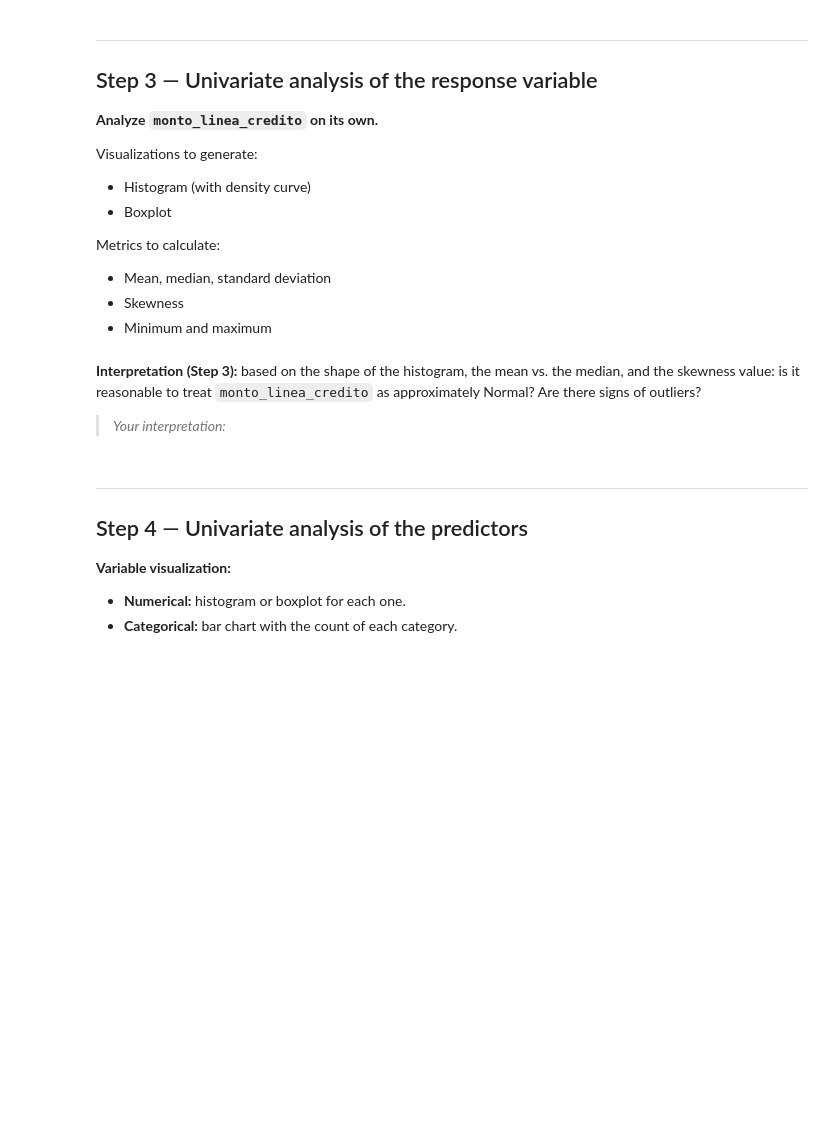
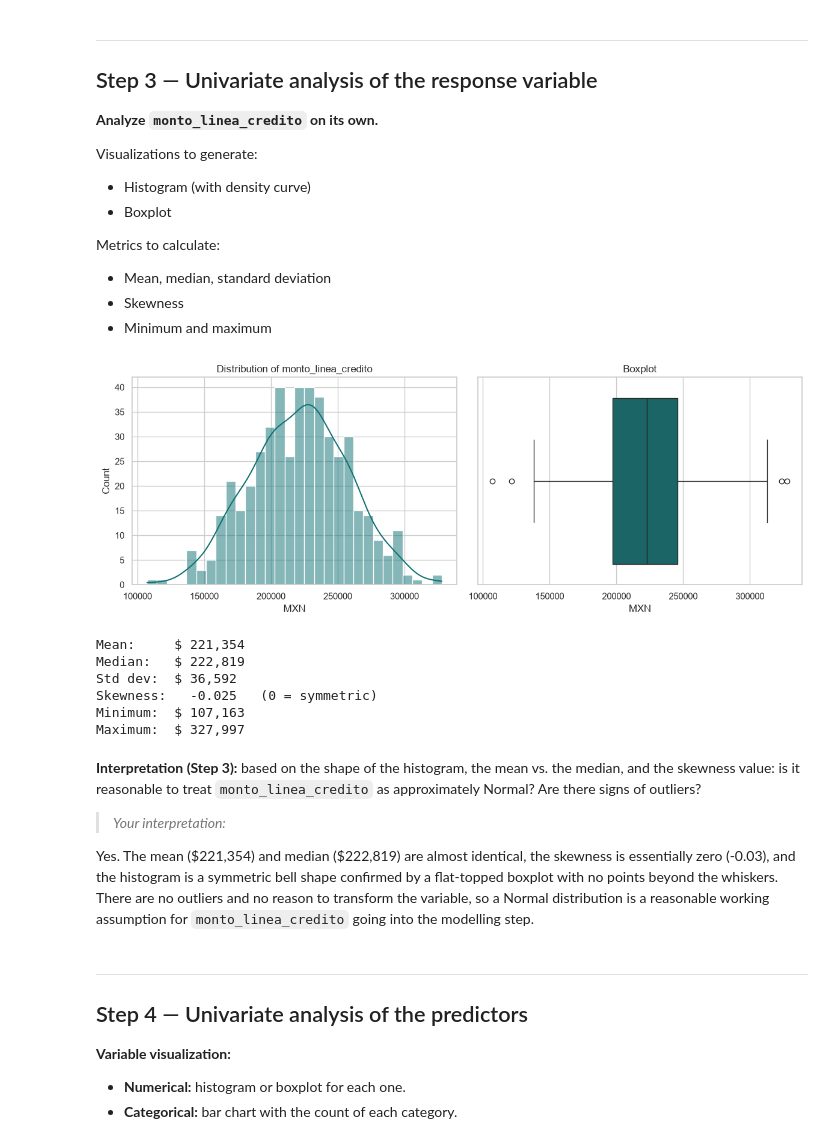
Before and after one commit to RemiH06/AdR, a Jupyter notebook: Tareas/HW3_EDA_Customer_Credit.ipynb, the cells around one changed output. Cells and saved outputs as stored; diff of their text form; code cells hidden in the pictures; blank space fills up the shorter version.

Commit message:
feat(eda): resolver notebook HW3 credit line assignment

```diff
--- a/Tareas/HW3_EDA_Customer_Credit.ipynb
+++ b/Tareas/HW3_EDA_Customer_Credit.ipynb
@@ -176,7 +176,7 @@ df[df[col_nulls].isnull().any(axis=1)]
 | 500 | 1411 | 12401.42 | NaN | 602.0 | 40.0 | Asalariado | ... |
 | 519 | 1216 | 33523.44 | NaN | 744.0 | 57.0 | asalariado | ... |
 # %%
-cdf = df.dropna()
+cdf = df.dropna().copy()
 cdf
 # %% [output]
 |  | cliente_id | ingreso_mensual | antiguedad_laboral_meses | score_buro | edad_cliente | tipo_empleo | ... |
@@ -256,0 +250,9 @@ See the caveats in the documentation: https://pandas.pydata.org/pandas-docs/stab
+# %%
+# The cell above fixed formatting, not duplicates. Now check for records that
+# describe the same customer twice under a different cliente_id: same values
+# on every OTHER column.
+subset_cols = [c for c in cdf.columns if c != "cliente_id"]
+print("Duplicate rows (same data, different cliente_id):", cdf.duplicated(subset=subset_cols).sum())
+
+dups = cdf[cdf.duplicated(subset=subset_cols, keep=False)].sort_values(subset_cols)
+dups[["cliente_id"] + subset_cols]
@@ -256,0 +278,6 @@ See the caveats in the documentation: https://pandas.pydata.org/pandas-docs/stab
+# %%
+# Every duplicated pair has one member with cliente_id >= 2000 and one with
+# cliente_id < 2000 -- these look like re-submitted records of an existing
+# customer. Keep the original (first) record and drop the re-submission.
+cdf = cdf.drop_duplicates(subset=subset_cols, keep="first").reset_index(drop=True)
+print("cdf shape after removing duplicate customers:", cdf.shape)
@@ -273,13 +309,53 @@ Metrics to calculate:
 - Skewness
 - Minimum and maximum
 # %%
-monto_linea_credito = df["monto_linea_credito"]
+monto_linea_credito = cdf["monto_linea_credito"]
+# %%
+import numpy as np
+import matplotlib.pyplot as plt
+import seaborn as sns
+from scipy import stats
+
+sns.set_theme(style="whitegrid")
+TEAL, CORAL = "#0F7173", "#D9622B"
+
+fig, axes = plt.subplots(1, 2, figsize=(12, 4.5))
+sns.histplot(monto_linea_credito, bins=30, kde=True, color=TEAL, ax=axes[0])
+axes[0].set_title("Distribution of monto_linea_credito")
+axes[0].set_xlabel("MXN")
+
+sns.boxplot(x=monto_linea_credito, color=TEAL, ax=axes[1])
+axes[1].set_title("Boxplot")
+axes[1].set_xlabel("MXN")
+plt.tight_layout()
+plt.show()
+
+print(f"Mean:     $ {monto_linea_credito.mean():,.0f}")
+print(f"Median:   $ {monto_linea_credito.median():,.0f}")
+print(f"Std dev:  $ {monto_linea_credito.std():,.0f}")
+print(f"Skewness:   {monto_linea_credito.skew():.3f}   (0 = symmetric)")
+print(f"Minimum:  $ {monto_linea_credito.min():,.0f}")
+print(f"Maximum:  $ {monto_linea_credito.max():,.0f}")
+# %% [output]
+[figure, added]
+Mean:     $ 221,354
+Median:   $ 222,819
+Std dev:  $ 36,592
+Skewness:   -0.025   (0 = symmetric)
+Minimum:  $ 107,163
+Maximum:  $ 327,997
 # %% [markdown]
 **Interpretation (Step 3):** based on the shape of the histogram, the
 mean vs. the median, and the skewness value: is it reasonable to treat
 `monto_linea_credito` as approximately Normal? Are there signs of outliers?
 
 > _Your interpretation:_
+
+Yes. The mean (\$221,354) and median (\$222,819) are almost identical, the skewness is essentially
+zero (-0.03), and the histogram is a symmetric bell shape confirmed by a flat-topped boxplot with no
+points beyond the whiskers. There are no outliers and no reason to transform the variable, so a
+Normal distribution is a reasonable working assumption for `monto_linea_credito` going into the
+modelling step.
 # %% [markdown]
 ---
 ## Step 4 — Univariate analysis of the predictors
```
Also changed, not shown: parts of 19 cells of this notebook, 2 other files.
